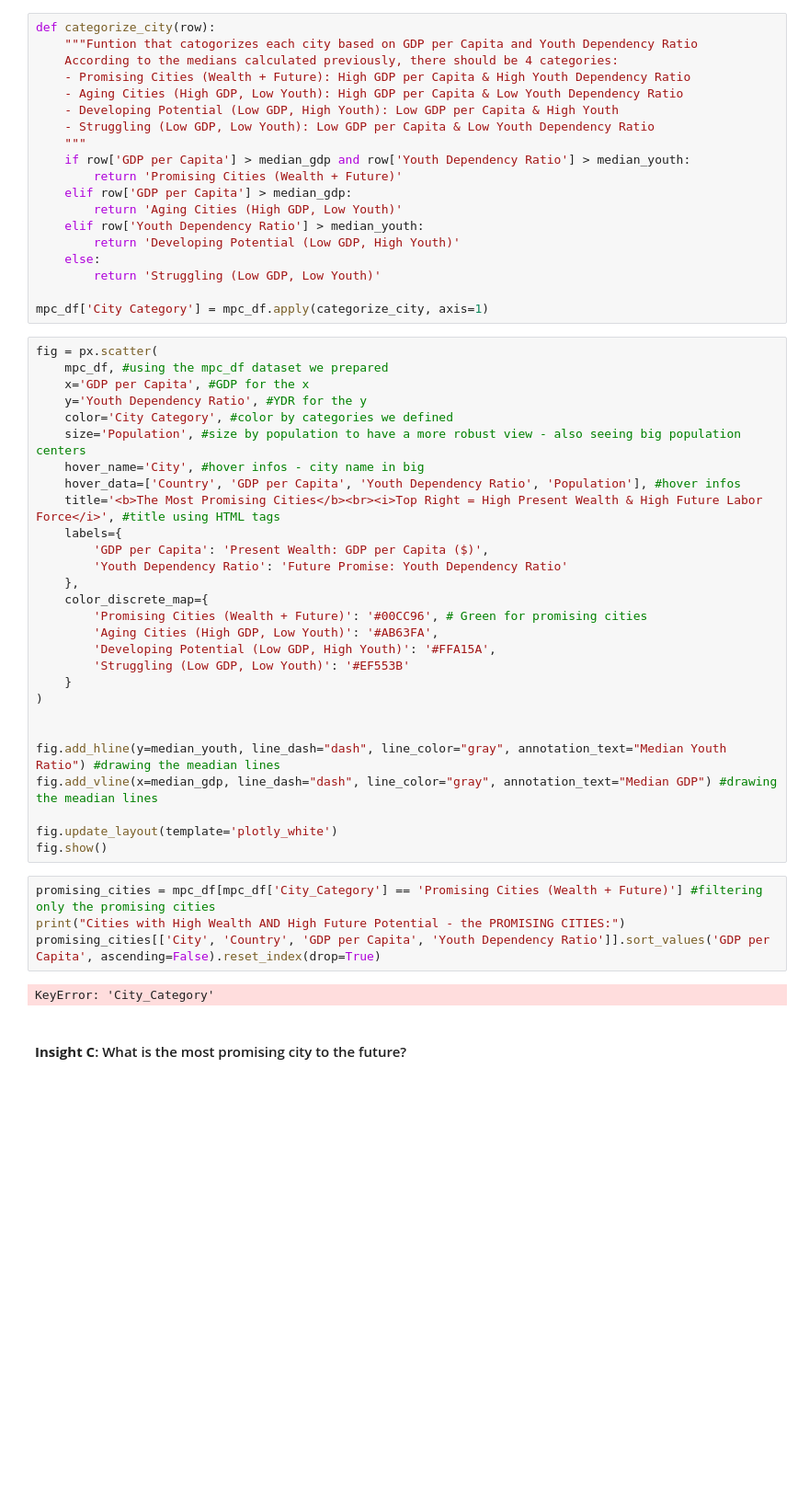
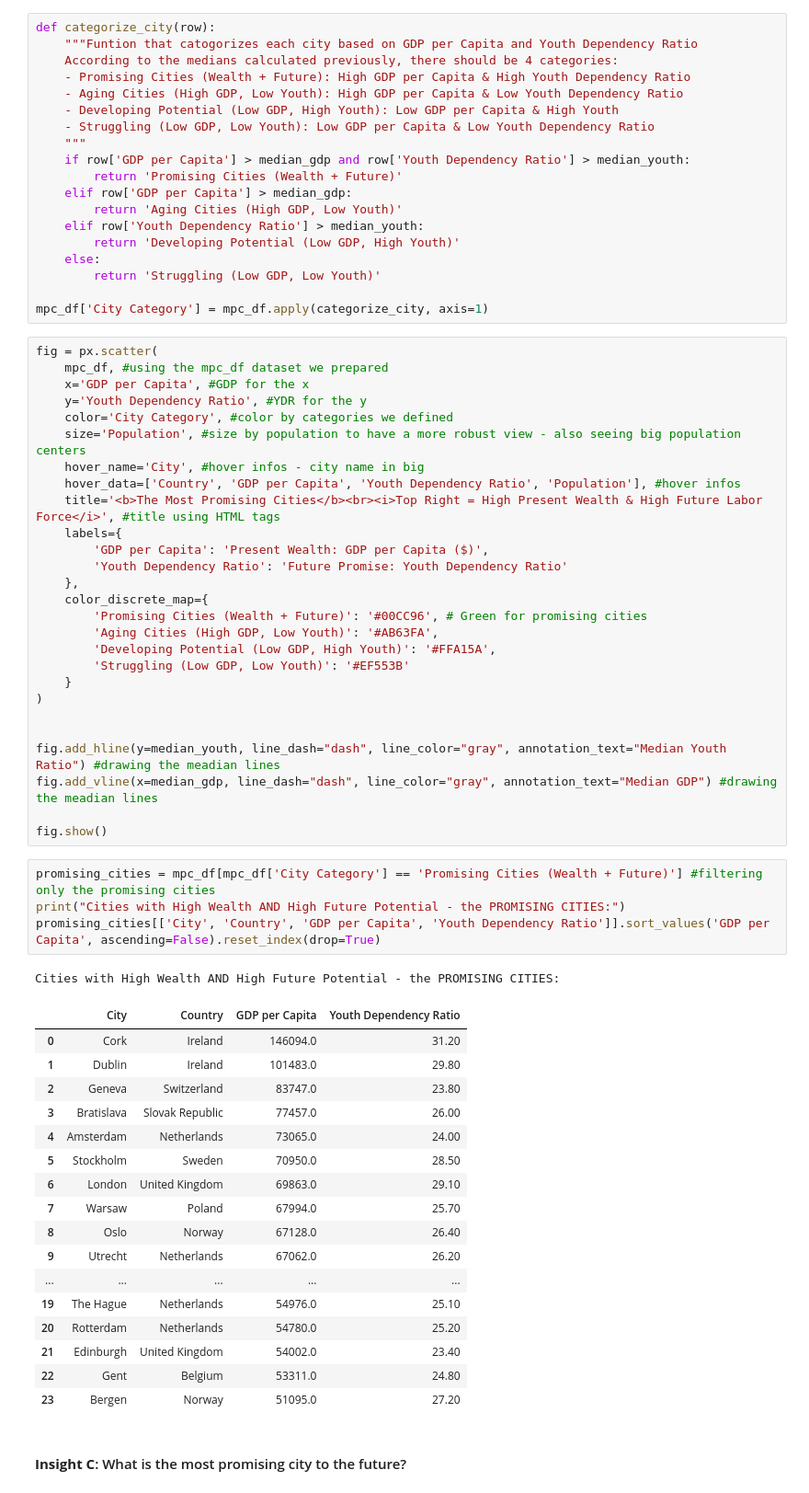
Before and after one commit to gugaffranco/ProgrammingForDataScienceG825, a Jupyter notebook: G08_NB1_Data_Wranglig_&_Analysis.ipynb, the cells around one changed output. Shown at 92% size. Saved outputs shown, nothing was run; the diff lists cells and outputs as text; blank space fills up the shorter version.

```diff
--- a/G08_NB1_Data_Wranglig_&_Analysis.ipynb
+++ b/G08_NB1_Data_Wranglig_&_Analysis.ipynb
@@ -2379,14 +2385,30 @@ fig = px.scatter(
 fig.add_hline(y=median_youth, line_dash="dash", line_color="gray", annotation_text="Median Youth Ratio") #drawing the meadian lines
 fig.add_vline(x=median_gdp, line_dash="dash", line_color="gray", annotation_text="Median GDP") #drawing the meadian lines
 
-fig.update_layout(template='plotly_white')
 fig.show()
 # %%
-promising_cities = mpc_df[mpc_df['City_Category'] == 'Promising Cities (Wealth + Future)'] #filtering only the promising cities
+promising_cities = mpc_df[mpc_df['City Category'] == 'Promising Cities (Wealth + Future)'] #filtering only the promising cities
 print("Cities with High Wealth AND High Future Potential - the PROMISING CITIES:")
 promising_cities[['City', 'Country', 'GDP per Capita', 'Youth Dependency Ratio']].sort_values('GDP per Capita', ascending=False).reset_index(drop=True)
 # %% [output]
-KeyError: 'City_Category'
+Cities with High Wealth AND High Future Potential - the PROMISING CITIES:
+|  | City | Country | GDP per Capita | Youth Dependency Ratio |
+| 0 | Cork | Ireland | 146094.0 | 31.20 |
+| 1 | Dublin | Ireland | 101483.0 | 29.80 |
+| 2 | Geneva | Switzerland | 83747.0 | 23.80 |
+| 3 | Bratislava | Slovak Republic | 77457.0 | 26.00 |
+| 4 | Amsterdam | Netherlands | 73065.0 | 24.00 |
+| 5 | Stockholm | Sweden | 70950.0 | 28.50 |
+| 6 | London | United Kingdom | 69863.0 | 29.10 |
+| 7 | Warsaw | Poland | 67994.0 | 25.70 |
+| 8 | Oslo | Norway | 67128.0 | 26.40 |
+| 9 | Utrecht | Netherlands | 67062.0 | 26.20 |
+| ... | ... | ... | ... | ... |
+| 19 | The Hague | Netherlands | 54976.0 | 25.10 |
+| 20 | Rotterdam | Netherlands | 54780.0 | 25.20 |
+| 21 | Edinburgh | United Kingdom | 54002.0 | 23.40 |
+| 22 | Gent | Belgium | 53311.0 | 24.80 |
+| 23 | Bergen | Norway | 51095.0 | 27.20 |
 # %% [markdown]
 <h4><b>Insight C</b>: What is the most promising city to the future?</h4>
 # %% [markdown]
```
Also changed, not shown: parts of 4 cells of this notebook, 1 other file.
